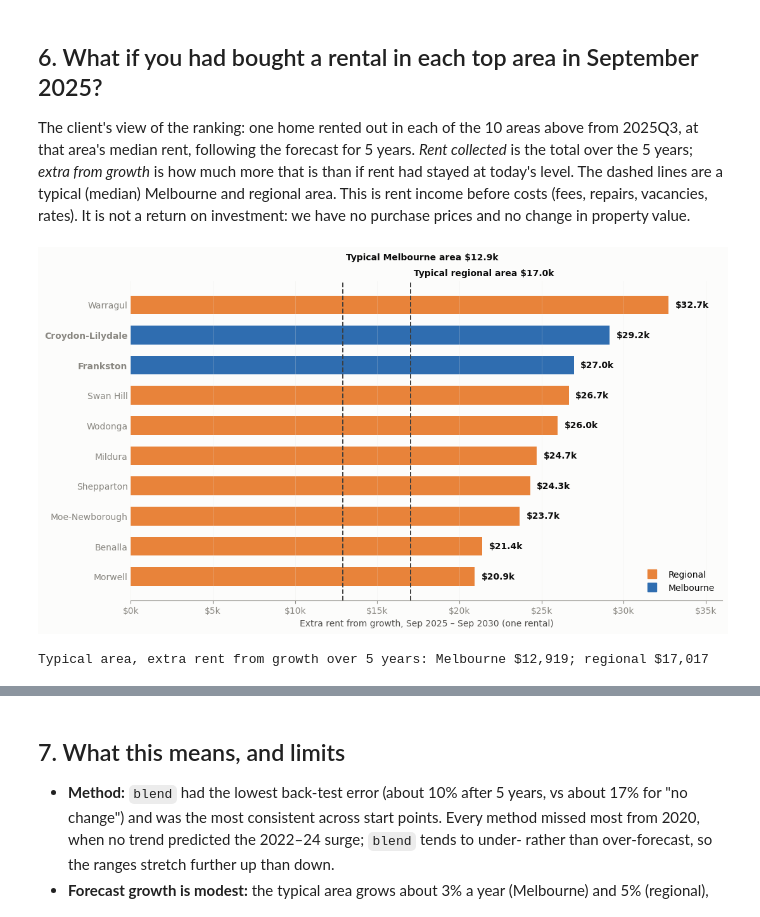
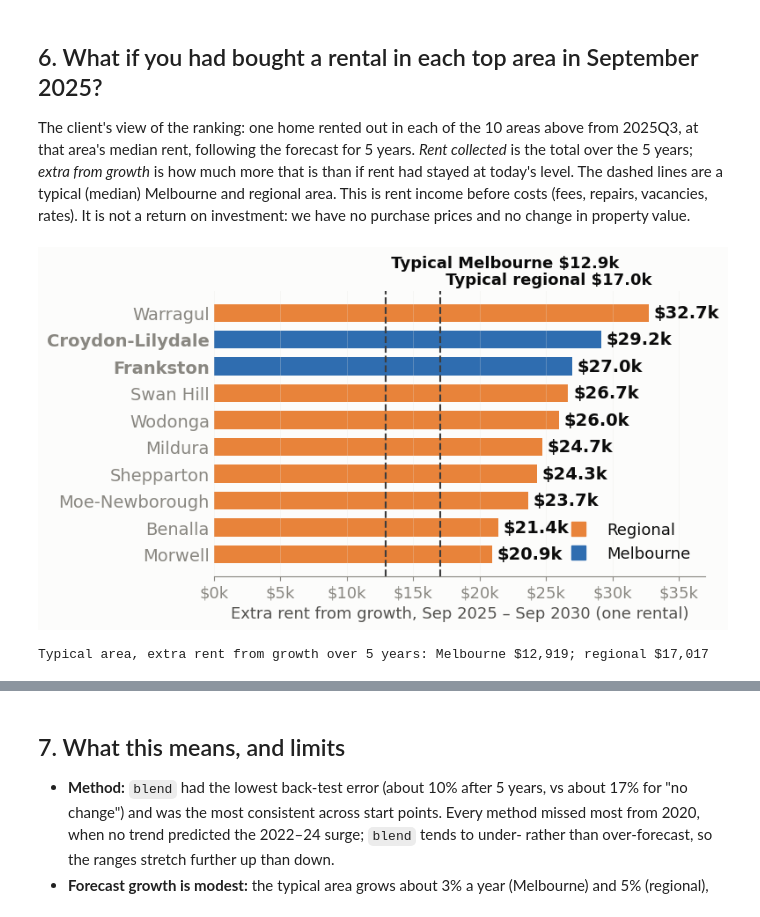
Before and after one commit to mdharmawan19/industry-project-group-55, a Jupyter notebook: notebooks/03_dffh_panel.ipynb, the cells around one changed output, grey strips where cells are left out. Saved outputs shown, nothing was run; the diff lists cells and outputs as text; code cells hidden in the pictures.

Commit message:
Q2: population-only test, Victoria-wide top 10, what-if, larger chart text

```diff
--- a/notebooks/03_dffh_panel.ipynb
+++ b/notebooks/03_dffh_panel.ipynb
@@ -258,42 +261,43 @@ investment: we have no purchase prices and no change in property value.
 # %%
 wi = F.what_if(long, summary)
 groups = {"Melbourne": summary["metro"], "regional": ~summary["metro"]}
 typical = {name: wi.loc[summary.loc[m, "area"], "extra_from_growth"].median() for name, m in groups.items()}
 
 t = top_vic.join(wi, on="area").sort_values("extra_from_growth")
-fig, ax = plt.subplots(figsize=(11, 6.2))
-y = list(range(len(t)))
-ax.barh(y, t["extra_from_growth"] / 1000, height=0.62, color=t["metro"].map(COLOUR))
-for yy, v in zip(y, t["extra_from_growth"]):
-    ax.text(v / 1000 + 0.4, yy, f"${v / 1000:.1f}k", va="center", fontweight="bold")
-ax.set_yticks(y, t["area"])
-for label, is_metro in zip(ax.get_yticklabels(), t["metro"]):
-    label.set_fontweight("bold" if is_metro else "normal")
-for (name, v), level in zip(typical.items(), (1.06, 1.01)):
-    ax.axvline(v / 1000, color="#3D3D3D", linestyle="--", linewidth=1.4)
-    ax.text(v / 1000, level, f" Typical {name} area ${v / 1000:.1f}k", transform=ax.get_xaxis_transform(),
-            fontsize=10, fontweight="bold", va="bottom")
-ax.set_xlim(0, 36)
-ax.xaxis.set_major_formatter(lambda v, _: f"${v:.0f}k")
-ax.set_xlabel("Extra rent from growth, Sep 2025 – Sep 2030 (one rental)")
-ax.grid(axis="x", alpha=0.3)
-ax.grid(axis="y", visible=False)
-ax.tick_params(axis="y", length=0)
-for side in ("top", "right", "left"):
-    ax.spines[side].set_visible(False)
-ax.legend(handles=[Line2D([], [], marker="s", ls="", ms=10, color=COLOUR[False], label="Regional"),
-                   Line2D([], [], marker="s", ls="", ms=10, color=COLOUR[True], label="Melbourne")],
-          loc="lower right", frameon=False)
-fig.tight_layout()
-fig.savefig(config.PLOTS / "what_if_top10.png", dpi=200, bbox_inches="tight")
-plt.show()
+with plt.rc_context(SLIDE):
+    fig, ax = plt.subplots(figsize=(8, 4.6))
+    y = list(range(len(t)))
+    ax.barh(y, t["extra_from_growth"] / 1000, height=0.66, color=t["metro"].map(COLOUR))
+    for yy, v in zip(y, t["extra_from_growth"]):
+        ax.text(v / 1000 + 0.4, yy, f"${v / 1000:.1f}k", va="center", fontweight="bold")
+    ax.set_yticks(y, t["area"])
+    for label, is_metro in zip(ax.get_yticklabels(), t["metro"]):
+        label.set_fontweight("bold" if is_metro else "normal")
+    for (name, v), level in zip(typical.items(), (1.07, 1.01)):
+        ax.axvline(v / 1000, color="#3D3D3D", linestyle="--", linewidth=1.5)
+        ax.text(v / 1000, level, f" Typical {name} ${v / 1000:.1f}k", transform=ax.get_xaxis_transform(),
+                fontsize=13, fontweight="bold", va="bottom")
+    ax.set_xlim(0, 37)
+    ax.xaxis.set_major_formatter(lambda v, _: f"${v:.0f}k")
+    ax.set_xlabel("Extra rent from growth, Sep 2025 – Sep 2030 (one rental)")
+    ax.grid(axis="x", alpha=0.3)
+    ax.grid(axis="y", visible=False)
+    ax.tick_params(axis="y", length=0)
+    for side in ("top", "right", "left"):
+        ax.spines[side].set_visible(False)
+    ax.legend(handles=[Line2D([], [], marker="s", ls="", ms=11, color=COLOUR[False], label="Regional"),
+                       Line2D([], [], marker="s", ls="", ms=11, color=COLOUR[True], label="Melbourne")],
+              loc="lower right", frameon=False)
+    fig.tight_layout()
+    fig.savefig(config.PLOTS / "what_if_top10.png", dpi=200, bbox_inches="tight")
+    plt.show()
 
 print("Typical area, extra rent from growth over 5 years: "
       + "; ".join(f"{name} ${v:,.0f}" for name, v in typical.items()))
 top_vic.join(wi, on="area")[["area", "rent_now", "rent_5y", "income_5y", "extra_from_growth",
                              "extra_from_growth_low", "extra_from_growth_high"]].round(0)
 # %% [output]
-[figure, old version]
+[figure, new version]
 Typical area, extra rent from growth over 5 years: Melbourne $12,919; regional $17,017
 |  | area | rent_now | rent_5y | income_5y | extra_from_growth | extra_from_growth_low | extra_from_growth_high |
 | 1 | Swan Hill | 430.0 | 639.0 | 138467.0 | 26667.0 | 18604.0 | 45067.0 |
```
Also changed, not shown: parts of 1 cell of this notebook, 2 other files.
